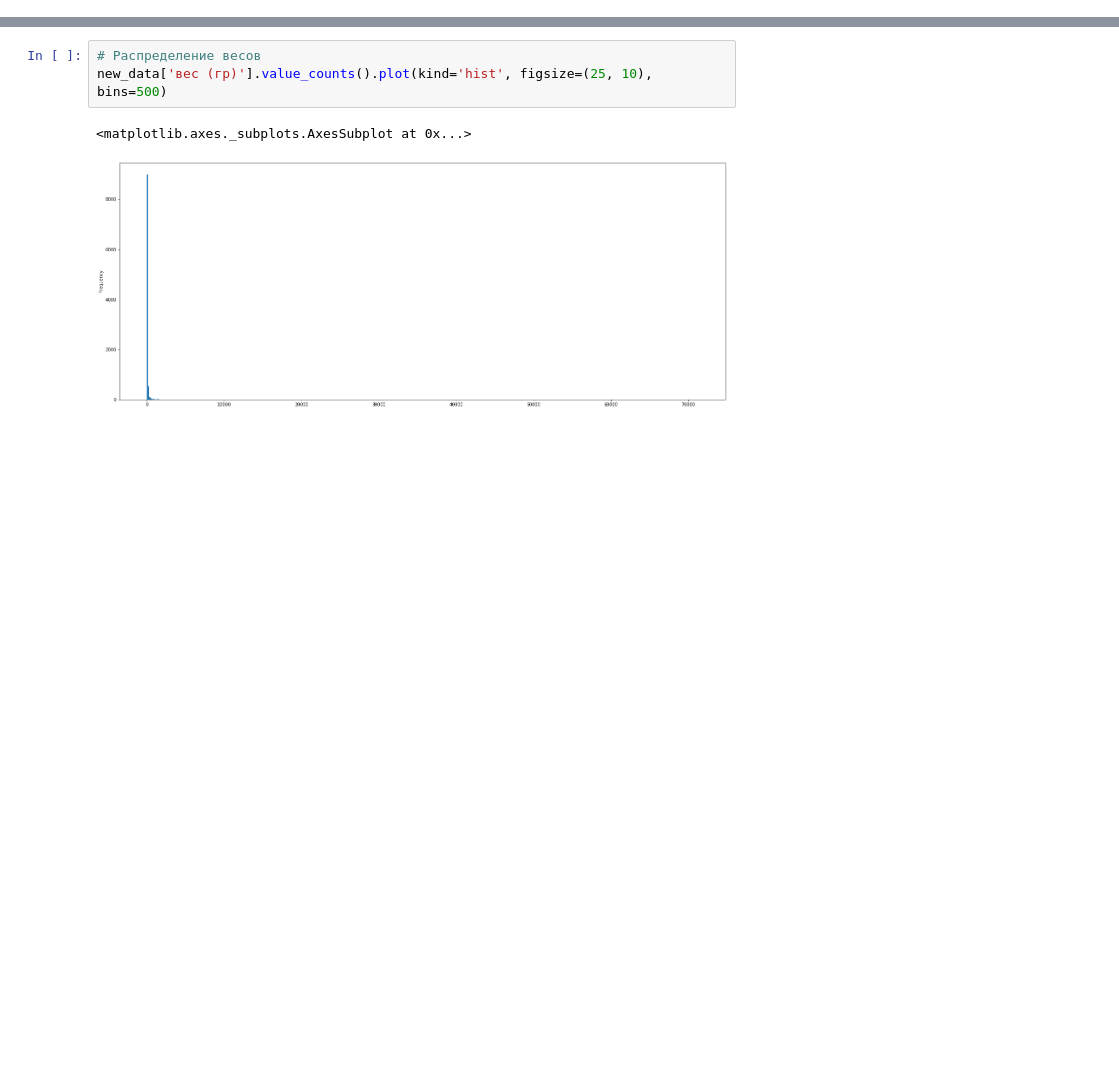
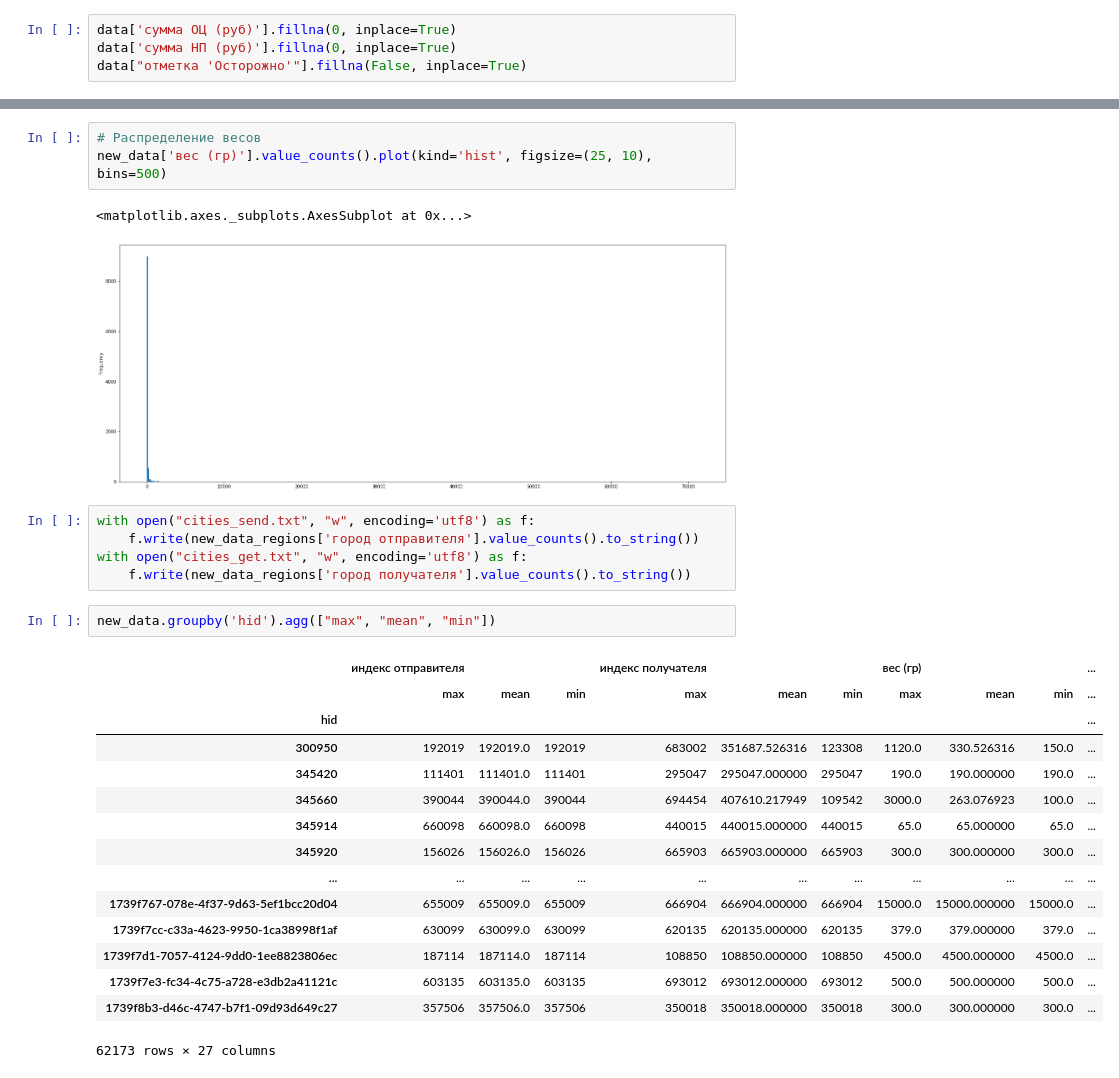
Before and after one commit to pansershrek/pochta_research, a Jupyter notebook: Untitled.ipynb, the cells around one changed output, grey strips where cells are left out. Drawn from its saved outputs; the diff is of its cells as text; blank space fills up the shorter version.

```diff
--- a/Untitled.ipynb
+++ b/Untitled.ipynb
@@ -14,3 +16,7 @@ del data["бандероль"]
+# %%
+data['сумма ОЦ (руб)'].fillna(0, inplace=True)
+data['сумма НП (руб)'].fillna(0, inplace=True)
+data["отметка 'Осторожно'"].fillna(False, inplace=True)
 # %%
 data.head()
 # %% [output]
@@ -83,3 +94,26 @@ new_data['вес (гр)'].value_counts().plot(kind='hist', figsize=(25, 10), bin
 # %% [output]
 <matplotlib.axes._subplots.AxesSubplot at 0x...>
 [figure]
+# %%
+with open("cities_send.txt", "w", encoding='utf8') as f:
+    f.write(new_data_regions['город отправителя'].value_counts().to_string())
+with open("cities_get.txt", "w", encoding='utf8') as f:
+    f.write(new_data_regions['город получателя'].value_counts().to_string())
+# %%
+new_data.groupby('hid').agg(["max", "mean", "min"])
+# %% [output]
+|  | индекс отправителя |  |  | индекс получателя |  |  | вес (гр) |  |  | ... |
+|  | max | mean | min | max | mean | min | max | mean | min | ... |
+| hid |  |  |  |  |  |  |  |  |  | ... |
+| 300950 | 192019 | 192019.0 | 192019 | 683002 | 351687.526316 | 123308 | 1120.0 | 330.526316 | 150.0 | ... |
+| 345420 | 111401 | 111401.0 | 111401 | 295047 | 295047.000000 | 295047 | 190.0 | 190.000000 | 190.0 | ... |
+| 345660 | 390044 | 390044.0 | 390044 | 694454 | 407610.217949 | 109542 | 3000.0 | 263.076923 | 100.0 | ... |
+| 345914 | 660098 | 660098.0 | 660098 | 440015 | 440015.000000 | 440015 | 65.0 | 65.000000 | 65.0 | ... |
+| 345920 | 156026 | 156026.0 | 156026 | 665903 | 665903.000000 | 665903 | 300.0 | 300.000000 | 300.0 | ... |
+| ... | ... | ... | ... | ... | ... | ... | ... | ... | ... | ... |
+| 1739f767-078e-4f37-9d63-5ef1bcc20d04 | 655009 | 655009.0 | 655009 | 666904 | 666904.000000 | 666904 | 15000.0 | 15000.000000 | 15000.0 | ... |
+| 1739f7cc-c33a-4623-9950-1ca38998f1af | 630099 | 630099.0 | 630099 | 620135 | 620135.000000 | 620135 | 379.0 | 379.000000 | 379.0 | ... |
+| 1739f7d1-7057-4124-9dd0-1ee8823806ec | 187114 | 187114.0 | 187114 | 108850 | 108850.000000 | 108850 | 4500.0 | 4500.000000 | 4500.0 | ... |
+| 1739f7e3-fc34-4c75-a728-e3db2a41121c | 603135 | 603135.0 | 603135 | 693012 | 693012.000000 | 693012 | 500.0 | 500.000000 | 500.0 | ... |
+| 1739f8b3-d46c-4747-b7f1-09d93d649c27 | 357506 | 357506.0 | 357506 | 350018 | 350018.000000 | 350018 | 300.0 | 300.000000 | 300.0 | ... |
+62173 rows × 27 columns
```
Also changed, not shown: parts of 3 cells of this notebook.
